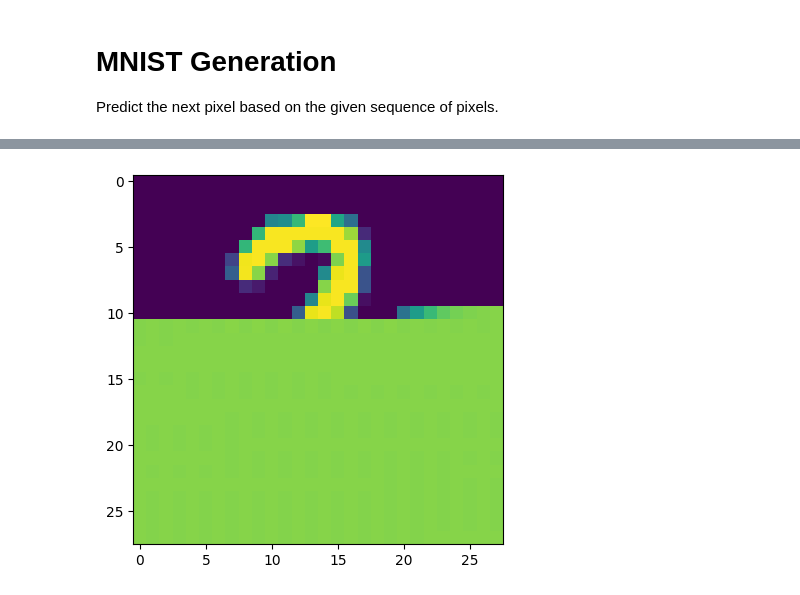
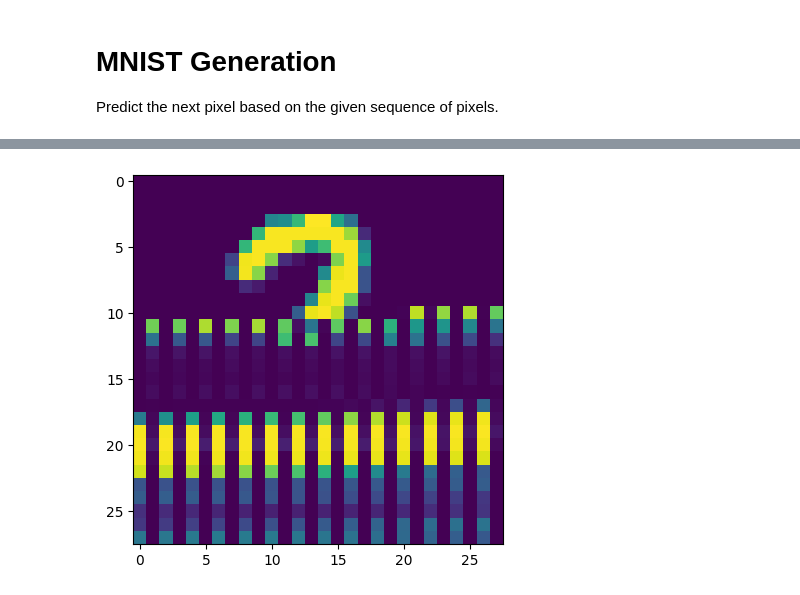
Before and after one commit to necrashter/SaShiMi-796, a Jupyter notebook: S4-MNIST-Demo.ipynb, the cells around one changed output, grey strips where cells are left out. Drawn from its saved outputs; the diff is of its cells as text; code cells hidden in the pictures.

```diff
--- a/S4-MNIST-Demo.ipynb
+++ b/S4-MNIST-Demo.ipynb
@@ -30,22 +34,22 @@ device(type='cpu')
+# %%
+def Block(signal_dim: int, state_dim: int):
+    return Residual(
+        nn.LayerNorm(signal_dim),
+        S4Base(signal_dim, state_dim),
+        nn.GELU(),
+        nn.Linear(signal_dim, signal_dim),
+    )
 # %% [markdown]
 # MNIST Classification
 # %%
-torch.manual_seed(42)
+torch.manual_seed(7)
 
-MLP = nn.Sequential(
-    Lambda(lambda x: x.reshape(-1, 784)),
-    nn.Linear(784, 100),
-    nn.ReLU(),
-    nn.Linear(100, 10),
+model = nn.Sequential(
+    nn.Linear(1, 128),
+    *[Block(128, 256) for _ in range(4)],
+    Lambda(lambda x: x.mean(dim=1)),
+    nn.Linear(128, 10),
 )
-model = nn.Sequential(
-    nn.Linear(1, 32),
-    S4Block(32, 64),
-    Lambda(lambda x: x.mean(dim=1)),
-    nn.Linear(32, 10),
-)
-# Replace the model with simple MLP to see if it can learn
-#model = MLP
 model.to(device)
 
 num_epochs = 10
@@ -60,6 +64,7 @@ for epoch in tqdm(range(num_epochs), position=0, leave=True):
         img, y = batch
         # Convert image to a signal with L = 784 and dimension 1
         img = img.to(device).reshape(-1, 784, 1)
+        y = y.to(device)
         y_hat = model(img)
         loss = criterion(y_hat, y)
 
@@ -104,17 +109,17 @@ accuracy
 
 Predict the next pixel based on the given sequence of pixels.
 # %%
-torch.manual_seed(42)
+torch.manual_seed(13)
 
-model = SequentialS4(
-    nn.Linear(1, 32),
-    S4Block(32, 64),
-    nn.Linear(32, 1),
+model = Sequential(
+    nn.Linear(1, 128),
+    *[Block(128, 256) for _ in range(4)],
+    nn.Linear(128, 1),
     nn.Sigmoid(),
 )
 model.to(device)
 
-num_epochs = 2
+num_epochs = 10
 
 model.train()
 optimizer = torch.optim.Adam(model.parameters(), lr=0.001)
@@ -158,6 +171,8 @@ with torch.no_grad():
     x = img[:, :-1, :]  # First L-1 elements
     y = img[:, 1:, :]   # Last L-1 elements
     y_hat = model(x)
+    img = img.cpu()
+    y_hat = y_hat.cpu()
     newimg = torch.cat([img[:,0:1,:], y_hat], dim=1)
     plt.figure()
     plt.imshow(img.reshape(28, 28, 1))
@@ -169,12 +184,12 @@ with torch.no_grad():
 # %%
 model.eval()
 
 with torch.no_grad():
     img, _ = MNIST_TEST[1]
     img = img.to(device).reshape(-1, 784, 1)
     x = img[0, :300, :]
-    sample = model.autoregressive_sample(484, x)
+    sample = model.autoregressive_sample(484, x).cpu()
     plt.figure()
     plt.imshow(sample.reshape(28, 28, 1))
 # %% [output]
-[figure, old version]
+[figure, new version]
```
Also changed, not shown: parts of 6 cells of this notebook, 2 other files.
